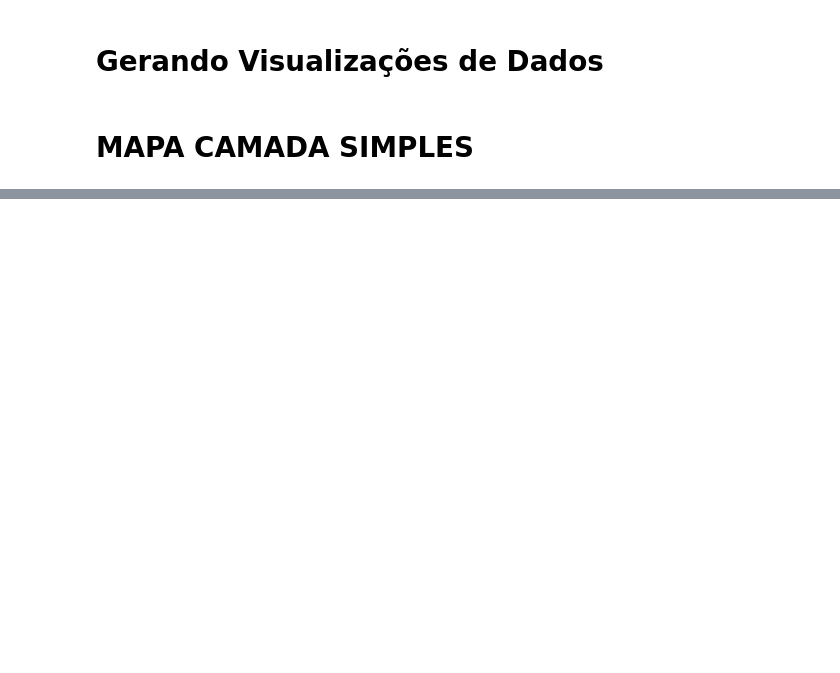
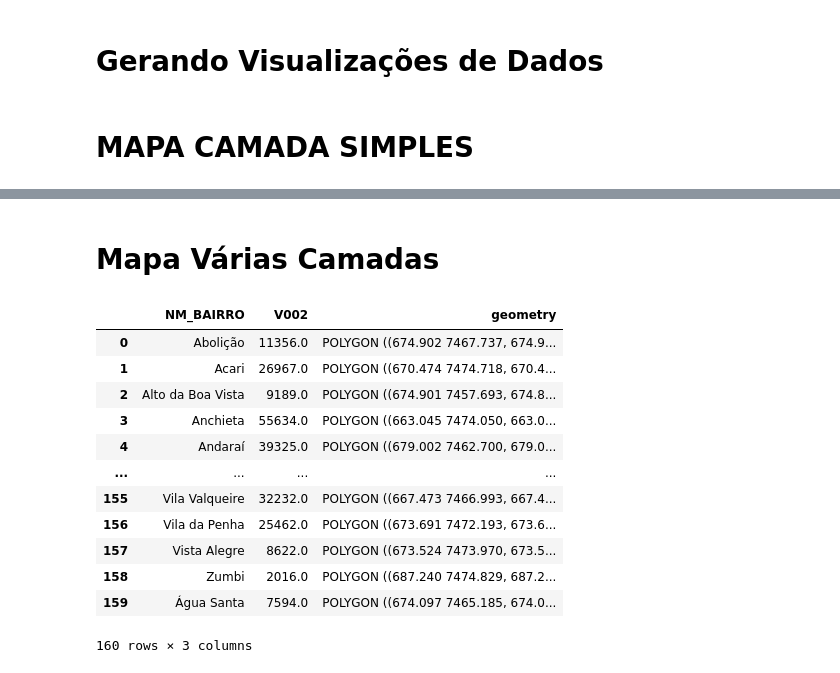
Before and after one commit to daianeklein/cursos-bootcamps, a Jupyter notebook: _Alura/GeoPandas/06.Visualizacoes/01.Gerando-Visualizacoes-Dados.ipynb, the cells around one changed output, grey strips where cells are left out. Cells and saved outputs as stored; diff of their text form; code cells hidden in the pictures; blank space fills up the shorter version.

```diff
--- a/_Alura/GeoPandas/06.Visualizacoes/01.Gerando-Visualizacoes-Dados.ipynb
+++ b/_Alura/GeoPandas/06.Visualizacoes/01.Gerando-Visualizacoes-Dados.ipynb
@@ -42,3 +42,21 @@ geojson_rj.add_to(base)
 base
 # %% [output]
 [interactive output not drawn]
+# %% [markdown]
+# Mapa Várias Camadas
+# %%
+bairro
+# %% [output]
+|  | NM_BAIRRO | V002 | geometry |
+| 0 | Abolição | 11356.0 | POLYGON ((674.902 7467.737, 674.9... |
+| 1 | Acari | 26967.0 | POLYGON ((670.474 7474.718, 670.4... |
+| 2 | Alto da Boa Vista | 9189.0 | POLYGON ((674.901 7457.693, 674.8... |
+| 3 | Anchieta | 55634.0 | POLYGON ((663.045 7474.050, 663.0... |
+| 4 | Andaraí | 39325.0 | POLYGON ((679.002 7462.700, 679.0... |
+| ... | ... | ... | ... |
+| 155 | Vila Valqueire | 32232.0 | POLYGON ((667.473 7466.993, 667.4... |
+| 156 | Vila da Penha | 25462.0 | POLYGON ((673.691 7472.193, 673.6... |
+| 157 | Vista Alegre | 8622.0 | POLYGON ((673.524 7473.970, 673.5... |
+| 158 | Zumbi | 2016.0 | POLYGON ((687.240 7474.829, 687.2... |
+| 159 | Água Santa | 7594.0 | POLYGON ((674.097 7465.185, 674.0... |
+160 rows × 3 columns
```
Also changed, not shown: parts of 9 cells of this notebook.
